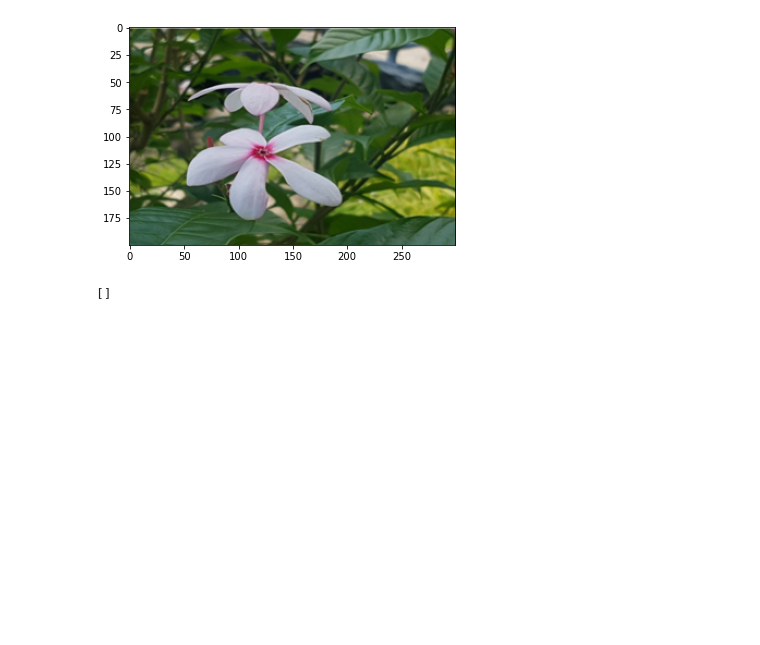
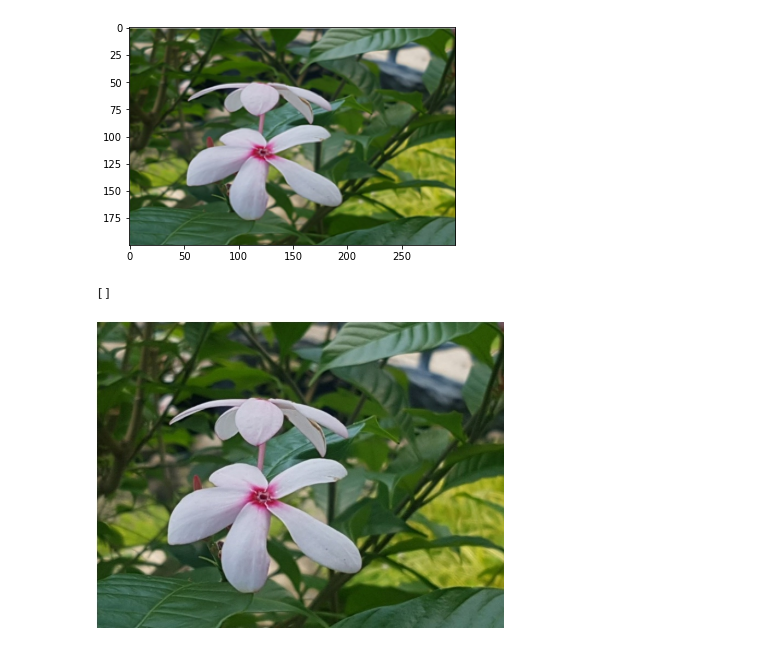
Before and after one commit to Park-Juhyung/wland-1, a Jupyter notebook: sessac_program/231228_컴퓨터비전.ipynb, the cells around one changed output. Drawn from its saved outputs; the diff is of its cells as text; code cells hidden in the pictures; blank space fills up the shorter version.

```diff
--- a/sessac_program/231228_컴퓨터비전.ipynb
+++ b/sessac_program/231228_컴퓨터비전.ipynb
@@ -65,3 +65,10 @@ from PIL import ImageFilter
 # %%
 # %% [output]
 []
+# %%
+# 이미지 읽기
+file="C:/Users/jh/OneDrive - 연세대학교 (Yonsei University)/000 취업사관학교/새싹 프로그램) 강의 시작/img/flower01.jpg"
+from PIL import Image
+Image.open(file)
+# %% [output]
+[figure, added]
```
Also changed, not shown: parts of 7 cells of this notebook, 1 other file.
